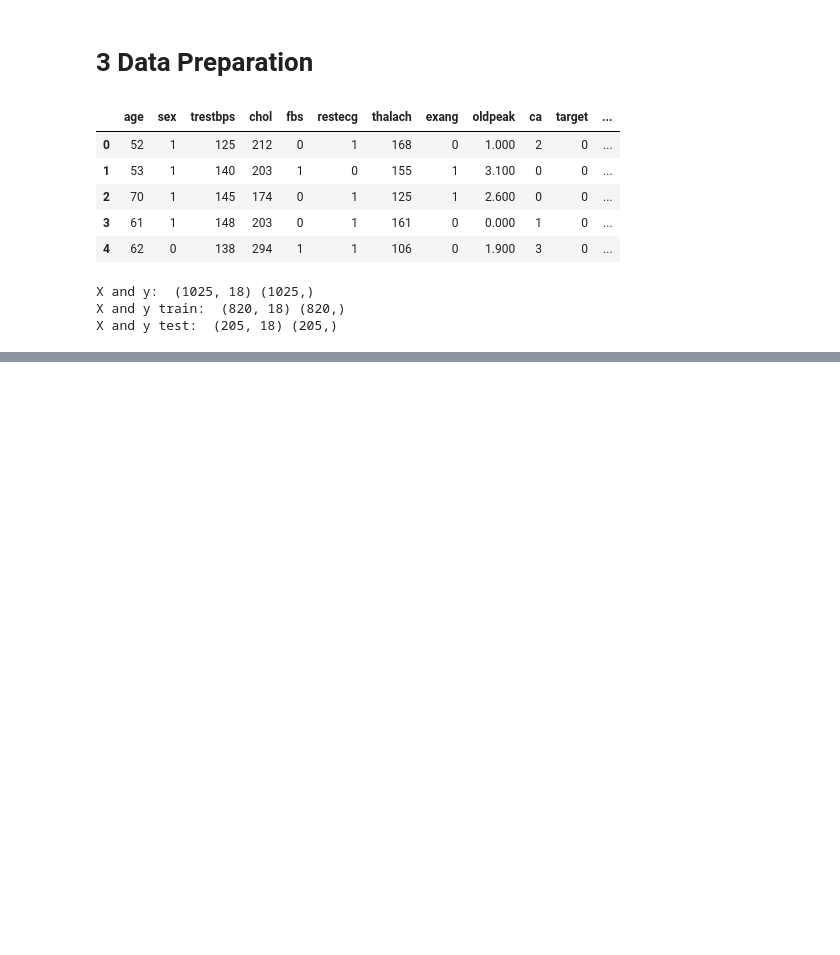
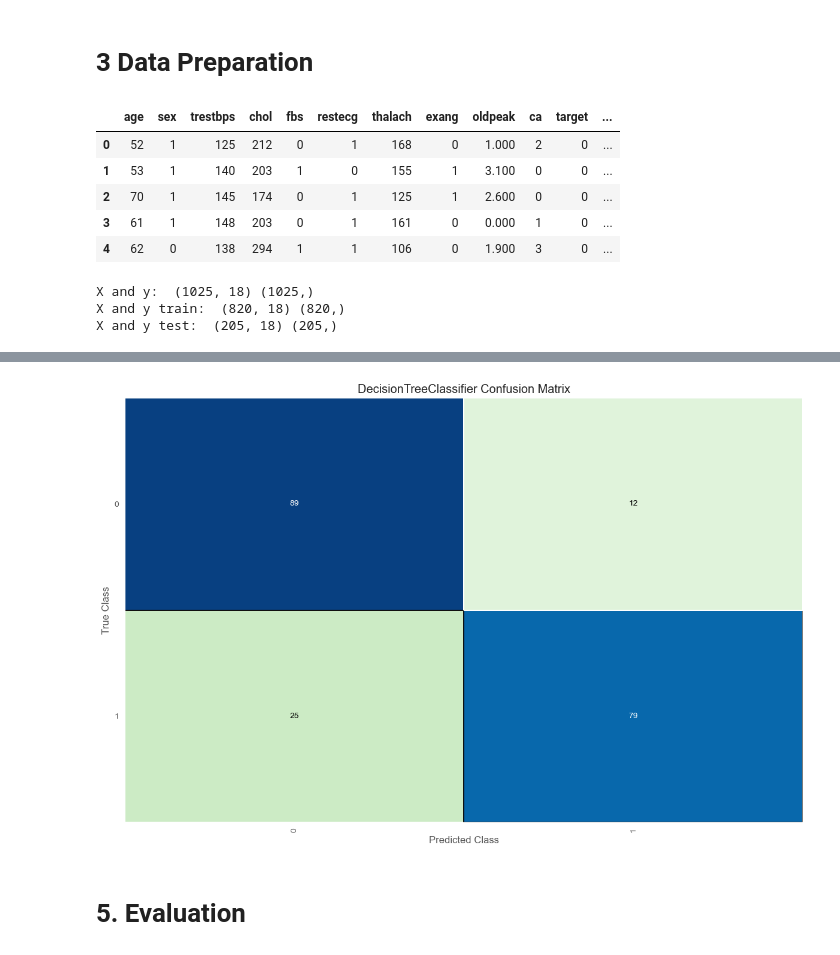
Before and after one commit to Sandokhan/IACEC, a Jupyter notebook: project.ipynb, the cells around one changed output, grey strips where cells are left out. Cells and saved outputs as stored; diff of their text form; code cells hidden in the pictures; blank space fills up the shorter version.

```diff
--- a/project.ipynb
+++ b/project.ipynb
@@ -297,0 +427,13 @@ X and y test:  (205, 18) (205,)
+# %%
+# Instantiate the visualizer with the classification model
+
+fig = plt.figure(figsize=(12, 8))
+
+confusion_matrix(dte,X_train, y_train, X_test, y_test,classes=cnames, cmap="GnBu",)
+ax1.set_title('criterion="entropy"')
+
+plt.show()
+# %% [output]
+[figure, added]
+# %% [markdown]
+# 5. Evaluation
```
Also changed, not shown: parts of 13 cells of this notebook.
